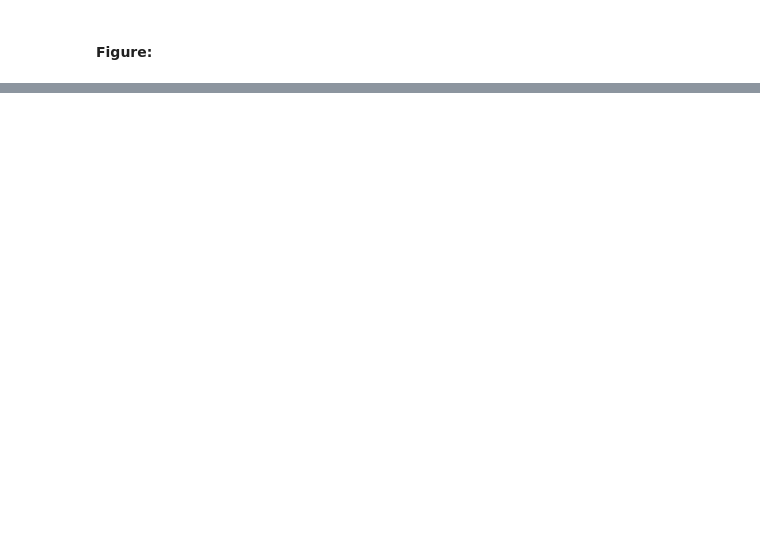
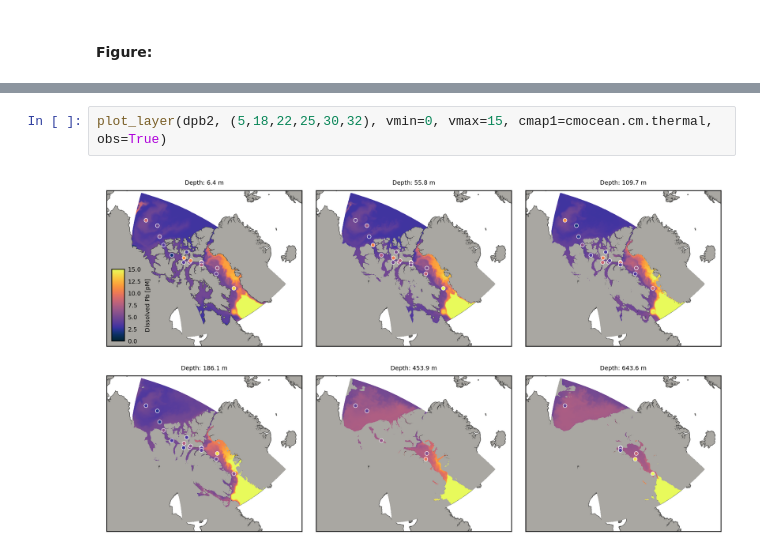
Before and after one commit to UBC-MOAD/analysis-brogalla, a Jupyter notebook: paper3/field-run-changes.ipynb, the cells around one changed output, grey strips where cells are left out. Saved outputs shown, nothing was run; the diff lists cells and outputs as text; blank space fills up the shorter version.

```diff
--- a/paper3/field-run-changes.ipynb
+++ b/paper3/field-run-changes.ipynb
@@ -61,3 +158,7 @@ def plot_layer(variable, layers, vmin=0, vmax=30, cmap1=cmocean.cm.thermal):
 
     return
+# %%
+plot_layer(dpb2, (5,18,22,25,30,32), vmin=0, vmax=15, cmap1=cmocean.cm.thermal, obs=True)
+# %% [output]
+[figure, added]
 # %%
```
Also changed, not shown: parts of 8 cells of this notebook.
